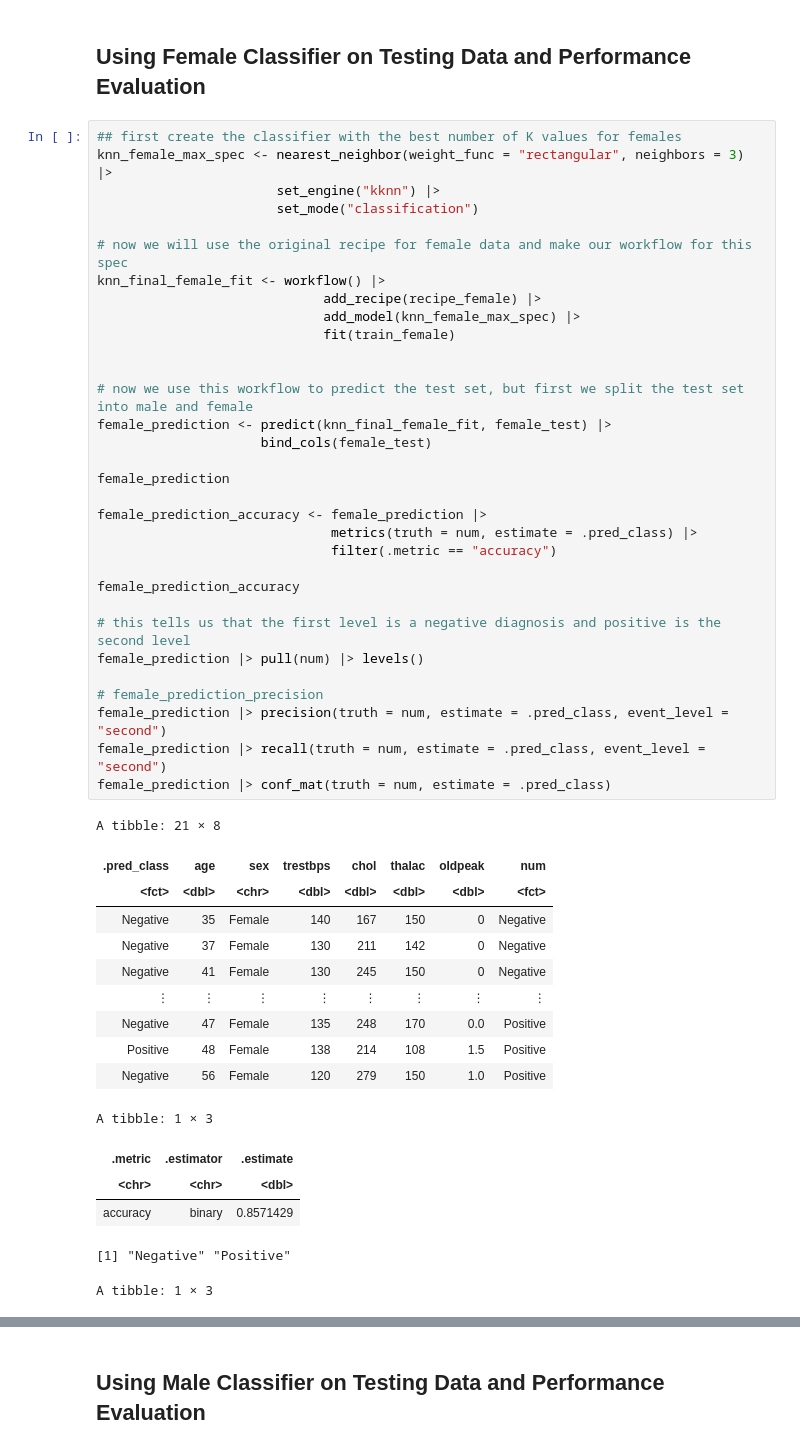
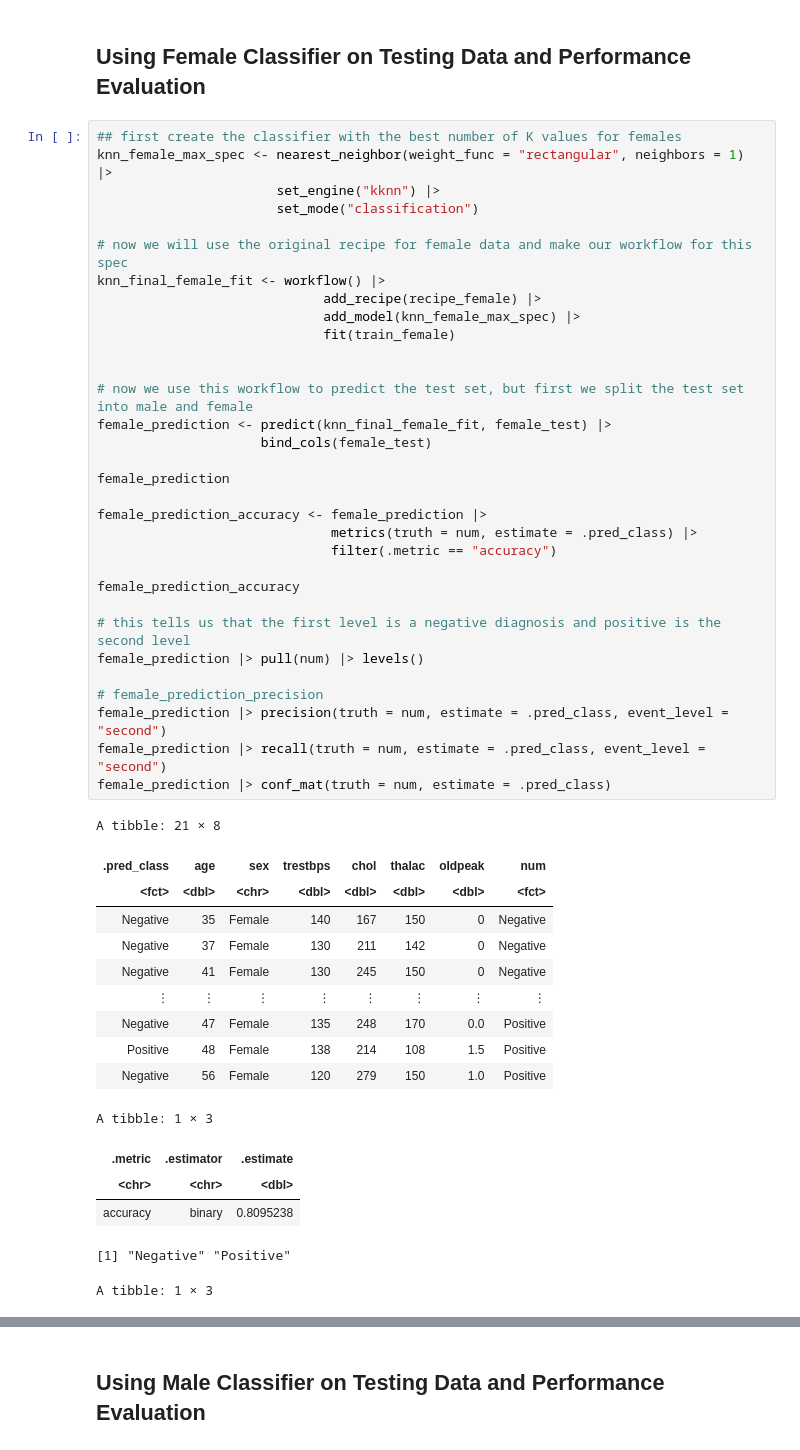
Before and after one commit to szulkifl/dsci-data-analysis-project-44, a Jupyter notebook: project_report.ipynb, the cells around one changed output, grey strips where cells are left out. Cells and saved outputs as stored; diff of their text form.

```diff
--- a/project_report.ipynb
+++ b/project_report.ipynb
@@ -495,7 +507,7 @@ A tibble: 53 × 7
 ## Using Female Classifier on Testing Data and Performance Evaluation
 # %%
 ## first create the classifier with the best number of K values for females
-knn_female_max_spec <- nearest_neighbor(weight_func = "rectangular", neighbors = 3) |>
+knn_female_max_spec <- nearest_neighbor(weight_func = "rectangular", neighbors = 1) |>
                        set_engine("kknn") |>
                        set_mode("classification")
 
@@ -512,34 +524,34 @@ female_prediction <- predict(knn_final_female_fit, female_test) |>
 
 female_prediction
 
 female_prediction_accuracy <- female_prediction |>
                               metrics(truth = num, estimate = .pred_class) |>
                               filter(.metric == "accuracy")
 
 female_prediction_accuracy
 
 # this tells us that the first level is a negative diagnosis and positive is the second level
 female_prediction |> pull(num) |> levels()
 
 # female_prediction_precision
 female_prediction |> precision(truth = num, estimate = .pred_class, event_level = "second")
 female_prediction |> recall(truth = num, estimate = .pred_class, event_level = "second")
 female_prediction |> conf_mat(truth = num, estimate = .pred_class)
 # %% [output]
 A tibble: 21 × 8
 | .pred_class | age | sex | trestbps | chol | thalac | oldpeak | num |
 | <fct> | <dbl> | <chr> | <dbl> | <dbl> | <dbl> | <dbl> | <fct> |
 | Negative | 35 | Female | 140 | 167 | 150 | 0 | Negative |
 | Negative | 37 | Female | 130 | 211 | 142 | 0 | Negative |
 | Negative | 41 | Female | 130 | 245 | 150 | 0 | Negative |
 | ⋮ | ⋮ | ⋮ | ⋮ | ⋮ | ⋮ | ⋮ | ⋮ |
 | Negative | 47 | Female | 135 | 248 | 170 | 0.0 | Positive |
 | Positive | 48 | Female | 138 | 214 | 108 | 1.5 | Positive |
 | Negative | 56 | Female | 120 | 279 | 150 | 1.0 | Positive |
 A tibble: 1 × 3
 | .metric | .estimator | .estimate |
 | <chr> | <chr> | <dbl> |
-| accuracy | binary | 0.8571429 |
+| accuracy | binary | 0.8095238 |
 [1] "Negative" "Positive"
 A tibble: 1 × 3
 | .metric | .estimator | .estimate |
```
Also changed, not shown: parts of 10 cells of this notebook, 1 other file.
